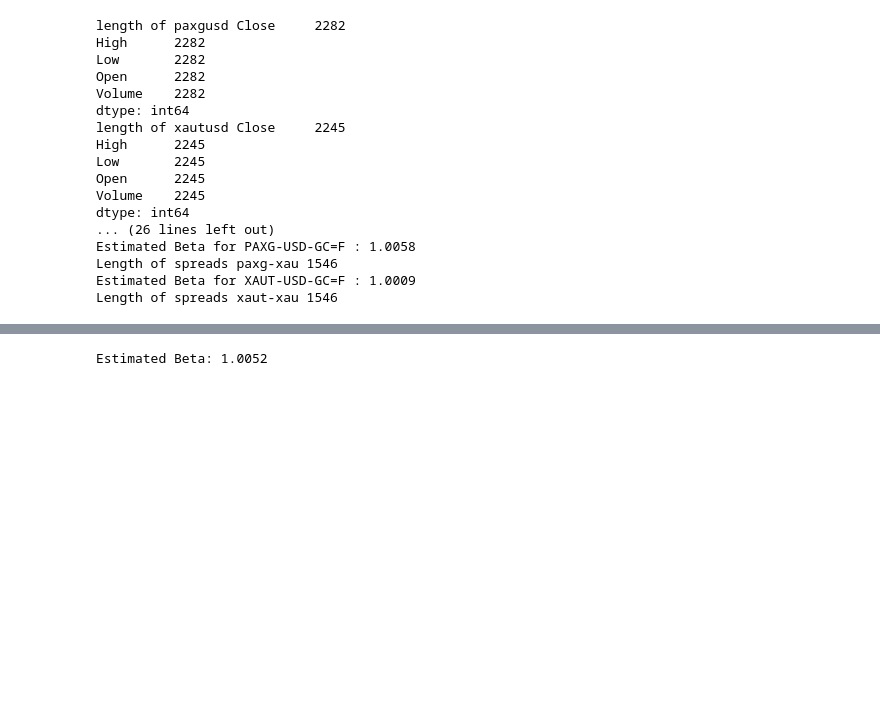
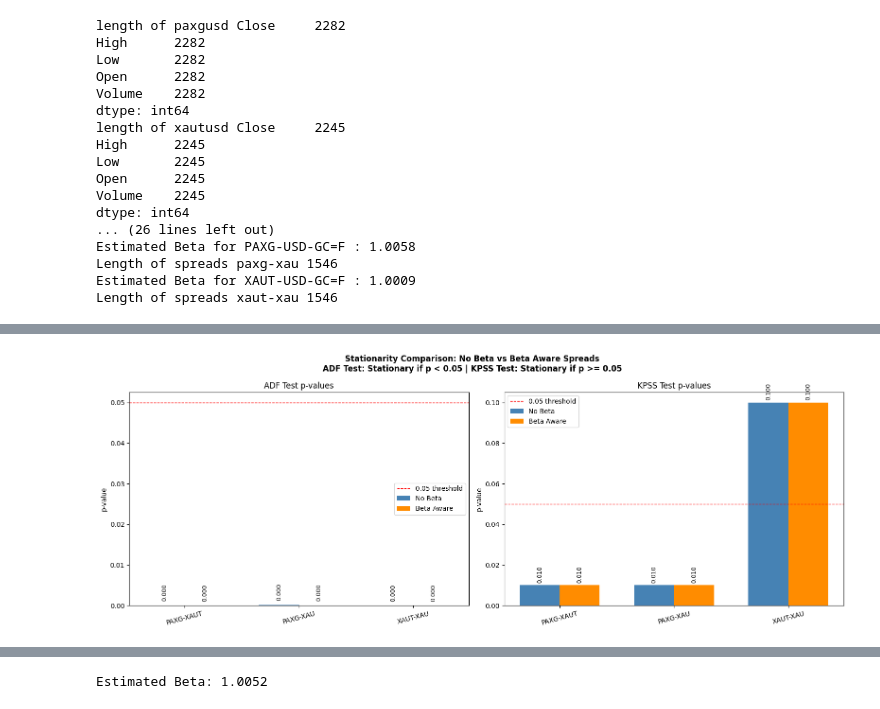
Before and after one commit to ayodeji-0/Tokenized-Gold-Stat-Arb, a Jupyter notebook: tg_stat_arb.ipynb, the cells around one changed output, grey strips where cells are left out. Cells and saved outputs as stored; diff of their text form; code cells hidden in the pictures; blank space fills up the shorter version.

```diff
--- a/tg_stat_arb.ipynb
+++ b/tg_stat_arb.ipynb
@@ -253,0 +381,97 @@ XAUT-XAU: ADF Statistic = -6.3158, p-value = 0.0000
+# %%
+# stationarity tests: ADF + KPSS for spreads with and without beta adjustment
+from statsmodels.tsa.stattools import adfuller, kpss
+import warnings
+
+stationarity = {"No Beta": {}, "Beta Aware": {}}
+spread_sets = {"No Beta": spreads, "Beta Aware": spreads_beta}
+
+for label, spread_dict in spread_sets.items():
+    for name, df_spread in spread_dict.items():
+        s = df_spread["spread"].dropna()
+
+        adf_res = adfuller(s, autolag="AIC")
+        with warnings.catch_warnings():
+            warnings.simplefilter("ignore")
+            kpss_res = kpss(s, regression="c", nlags="auto")
+
+        stationarity[label][name] = {
+            "ADF": {
+                "Statistic": adf_res[0],
+                "p-value": adf_res[1],
+                "Critical Values": adf_res[4],
+            },
+            "KPSS": {
+                "Statistic": kpss_res[0],
+                "p-value": kpss_res[1],
+                "Critical Values": kpss_res[3],
+            },
+        }
+
+print("Stationarity Test Results (ADF + KPSS):")
+for label in stationarity:
+    print(f"\n=== {label} ===")
+    for name, res in stationarity[label].items():
+        adf_p = res["ADF"]["p-value"]
+        kpss_p = res["KPSS"]["p-value"]
+
+        adf_msg = "Stationary (reject H0)" if adf_p < 0.05 else "Non-stationary (fail to reject H0)"
+        kpss_msg = "Stationary (fail to reject H0)" if kpss_p >= 0.05 else "Non-stationary (reject H0)"
+
+        print(
+            f"{name}: "
+            f"ADF stat={res['ADF']['Statistic']:.4f}, p={adf_p:.4g} -> {adf_msg}; "
+            f"KPSS stat={res['KPSS']['Statistic']:.4f}, p={kpss_p:.4g} -> {kpss_msg}"
+        )
+
+# bar charts: 2 tests, with 2 bars per spread (No Beta vs Beta Aware)
+pairs = list(spreads.keys())
+x = np.arange(len(pairs))
+width = 0.35
+
+adf_p_no_beta = [stationarity["No Beta"][p]["ADF"]["p-value"] for p in pairs]
+adf_p_beta = [stationarity["Beta Aware"][p]["ADF"]["p-value"] for p in pairs]
+kpss_p_no_beta = [stationarity["No Beta"][p]["KPSS"]["p-value"] for p in pairs]
+kpss_p_beta = [stationarity["Beta Aware"][p]["KPSS"]["p-value"] for p in pairs]
+
+fig, (ax1, ax2) = plt.subplots(1, 2, figsize=(16, 6))
+
+# ADF p-values (stationary if p < 0.05) - LEFT SUBPLOT
+bars1 = ax1.bar(x - width / 2, adf_p_no_beta, width, label="No Beta", color="steelblue")
+bars2 = ax1.bar(x + width / 2, adf_p_beta, width, label="Beta Aware", color="darkorange")
+ax1.axhline(0.05, color="red", linestyle="--", linewidth=1, label="0.05 threshold")
+ax1.set_xticks(x)
+ax1.set_xticklabels(pairs, rotation=15)
+ax1.set_title("ADF Test p-values")
+ax1.set_ylabel("p-value")
+ax1.legend()
+
+# Add text annotations on ADF bars
+for i, (bar1, bar2, val1, val2) in enumerate(zip(bars1, bars2, adf_p_no_beta, adf_p_beta)):
+    ax1.text(bar1.get_x() + bar1.get_width()/2, bar1.get_height() + 0.001,
+             f'{val1:.3f}', ha='center', va='bottom', fontsize=9, rotation=90)
+    ax1.text(bar2.get_x() + bar2.get_width()/2, bar2.get_height() + 0.001,
+             f'{val2:.3f}', ha='center', va='bottom', fontsize=9, rotation=90)
+
+# KPSS p-values (stationary if p >= 0.05) - RIGHT SUBPLOT
+bars3 = ax2.bar(x - width / 2, kpss_p_no_beta, width, label="No Beta", color="steelblue")
+bars4 = ax2.bar(x + width / 2, kpss_p_beta, width, label="Beta Aware", color="darkorange")
+ax2.axhline(0.05, color="red", linestyle="--", linewidth=1, label="0.05 threshold")
+ax2.set_xticks(x)
+ax2.set_xticklabels(pairs, rotation=15)
+ax2.set_title("KPSS Test p-values")
+ax2.set_ylabel("p-value")
+ax2.legend()
+
+# Add text annotations on KPSS bars
+for i, (bar3, bar4, val3, val4) in enumerate(zip(bars3, bars4, kpss_p_no_beta, kpss_p_beta)):
+    ax2.text(bar3.get_x() + bar3.get_width()/2, bar3.get_height() + 0.001,
+             f'{val3:.3f}', ha='center', va='bottom', fontsize=9, rotation=90)
+    ax2.text(bar4.get_x() + bar4.get_width()/2, bar4.get_height() + 0.001,
+             f'{val4:.3f}', ha='center', va='bottom', fontsize=9, rotation=90)
+
+plt.suptitle("Stationarity Comparison: No Beta vs Beta Aware Spreads\nADF Test: Stationary if p < 0.05 | KPSS Test: Stationary if p >= 0.05",
+             fontsize=12, weight='bold')
+plt.tight_layout()
+plt.show()
+# %% [output]
@@ -254,3 +489,4 @@ XAUT-XAU: ADF Statistic = -6.3158, p-value = 0.0000
+[figure, added]
 # %%
 fig, axs = plt.subplots(4, 1, figsize=(12, 8))
 
```
Also changed, not shown: parts of 6 cells of this notebook, 6 other files.
